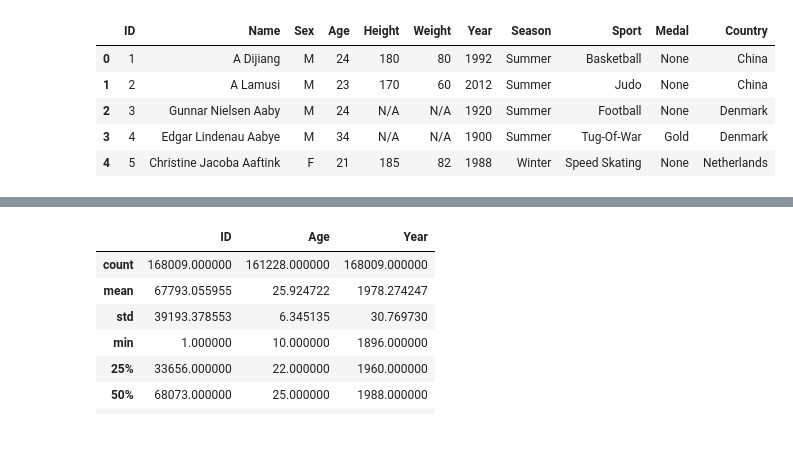
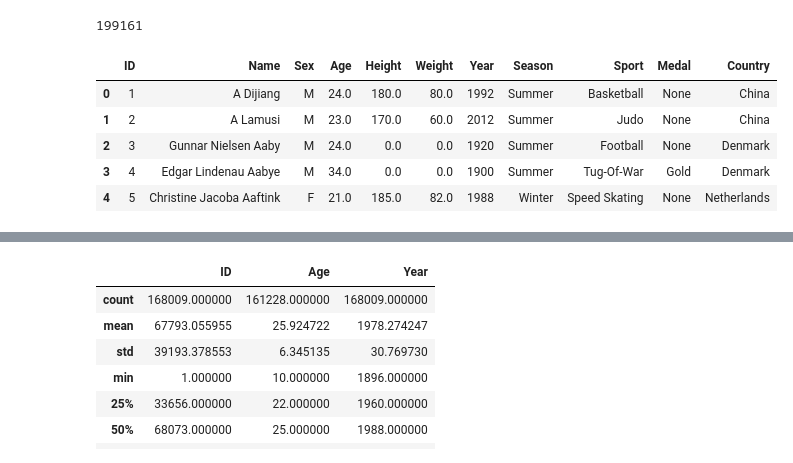
Before and after one commit to sissa81/project1, a Jupyter notebook: olympics.ipynb, the cells around one changed output, grey strips where cells are left out. Cells and saved outputs as stored; diff of their text form; code cells hidden in the pictures.

```diff
--- a/olympics.ipynb
+++ b/olympics.ipynb
@@ -37,20 +37,22 @@ dtype: bool
 # %%
 # Cleaning up DataFrame
 data.drop(['Team', 'NOC', 'Games', 'City', 'Event', 'notes'], axis=1, inplace=True)
 data.rename(columns = {'region':'Country'}, inplace = True)
 
 # Replace null values
 data['Medal'].fillna('None', inplace = True)
-data['Height'].fillna('N/A', inplace = True)
-data['Weight'].fillna('N/A', inplace = True)
-data['Age'].fillna('N/A', inplace = True)
+data['Height'].fillna(0, inplace = True)
+data['Weight'].fillna(0, inplace = True)
+data['Age'].fillna(0, inplace = True)
 # data['BMI'] = data['Weight'] / (data['Height'] * data['Height'])
 data = data.drop_duplicates()
+print(len(data))
 data.head()
 # %% [output]
+199161
 |  | ID | Name | Sex | Age | Height | Weight | Year | Season | Sport | Medal | Country |
-| 0 | 1 | A Dijiang | M | 24 | 180 | 80 | 1992 | Summer | Basketball | None | China |
-| 1 | 2 | A Lamusi | M | 23 | 170 | 60 | 2012 | Summer | Judo | None | China |
-| 2 | 3 | Gunnar Nielsen Aaby | M | 24 | N/A | N/A | 1920 | Summer | Football | None | Denmark |
-| 3 | 4 | Edgar Lindenau Aabye | M | 34 | N/A | N/A | 1900 | Summer | Tug-Of-War | Gold | Denmark |
-| 4 | 5 | Christine Jacoba Aaftink | F | 21 | 185 | 82 | 1988 | Winter | Speed Skating | None | Netherlands |
+| 0 | 1 | A Dijiang | M | 24.0 | 180.0 | 80.0 | 1992 | Summer | Basketball | None | China |
+| 1 | 2 | A Lamusi | M | 23.0 | 170.0 | 60.0 | 2012 | Summer | Judo | None | China |
+| 2 | 3 | Gunnar Nielsen Aaby | M | 24.0 | 0.0 | 0.0 | 1920 | Summer | Football | None | Denmark |
+| 3 | 4 | Edgar Lindenau Aabye | M | 34.0 | 0.0 | 0.0 | 1900 | Summer | Tug-Of-War | Gold | Denmark |
+| 4 | 5 | Christine Jacoba Aaftink | F | 21.0 | 185.0 | 82.0 | 1988 | Winter | Speed Skating | None | Netherlands |
```
Also changed, not shown: parts of 3 cells of this notebook.
